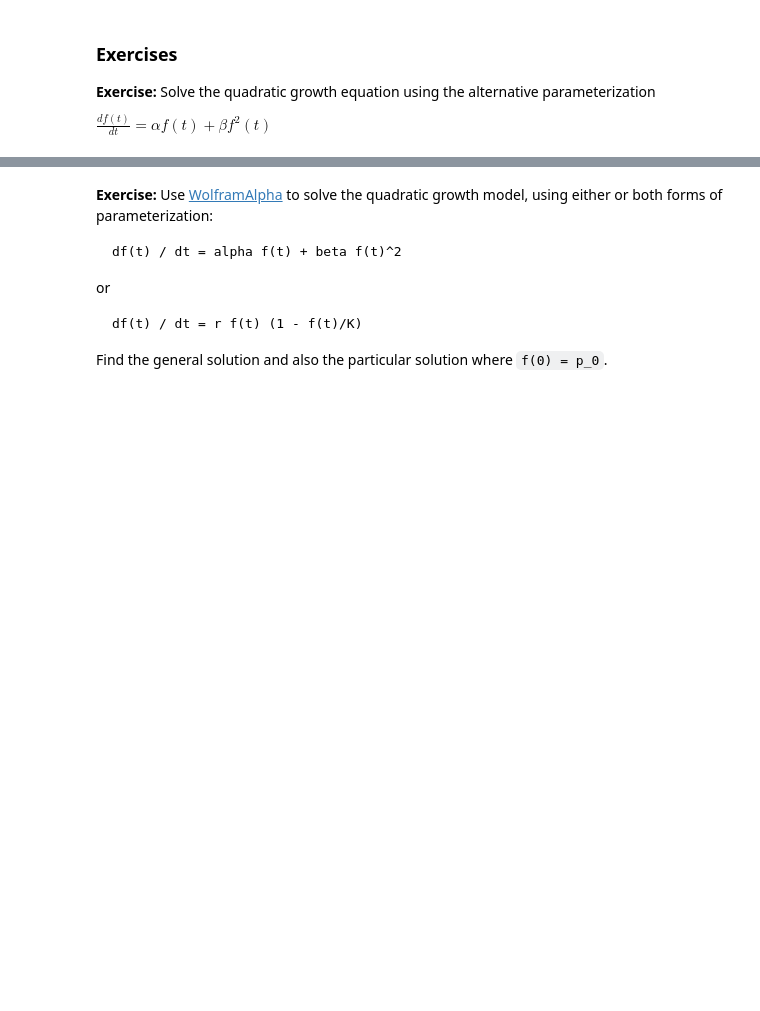
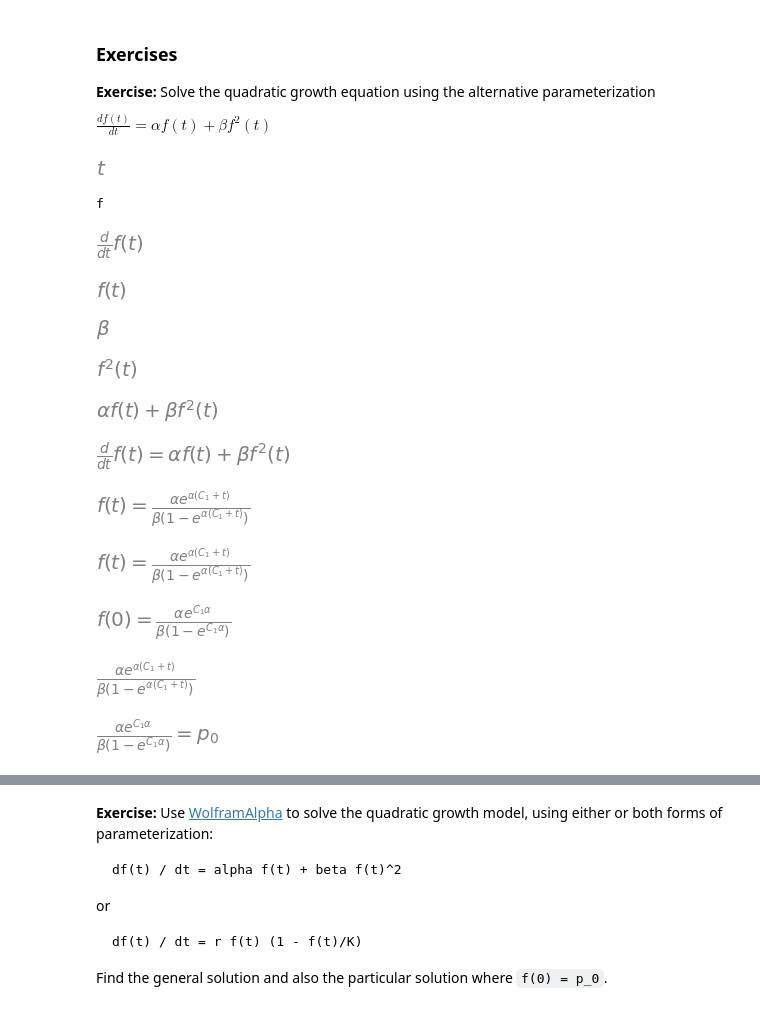
Before and after one commit to OwenZzzzOrganization/ModSimPy, a Jupyter notebook: notebooks/chap09.ipynb, the cells around one changed output, grey strips where cells are left out. Saved outputs shown, nothing was run; the diff lists cells and outputs as text; code cells hidden in the pictures; blank space fills up the shorter version.

```diff
--- a/notebooks/chap09.ipynb
+++ b/notebooks/chap09.ipynb
@@ -262,0 +269,46 @@ $\frac{df(t)}{dt} = \alpha f(t) + \beta f^2(t) $
+# %%
+t = symbols('t')
+# %% [output]
+[figure, added]
+# %%
+f = Function('f')
+# %% [output]
+f
+# %%
+dfdt = diff(f(t),t)
+# %% [output]
+[figure, added]
+# %%
+ft = f(t)
+# %% [output]
+[figure, added]
+# %%
+a,b = symbols('alpha,beta')
+# %%
+b
+# %% [output]
+[figure, added]
+# %%
+ft**2
+# %% [output]
+[figure, added]
+# %%
+a*ft+b*(ft**2)
+# %% [output]
+[figure, added]
+# %%
+eql = Eq(dfdt,a*ft+b*(ft**2))
+# %% [output]
+[figure, added]
+# %%
+solution = dsolve(eql)
+# %% [output]
+[figure, added]
+# %%
+solution = simplify(solution)
+# %% [output]
+[figure, added]
+# %%
+solution.subs(t,0)
+# %% [output]
+[figure, added]
@@ -262,0 +317,8 @@ $\frac{df(t)}{dt} = \alpha f(t) + \beta f^2(t) $
+# %%
+right_hands = solution.rhs
+# %% [output]
+[figure, added]
+# %%
+p0_eql = Eq(right_hands.subs(t,0),p0)
+# %% [output]
+[figure, added]
```
Also changed, not shown: parts of 17 cells of this notebook, 1 other file.
